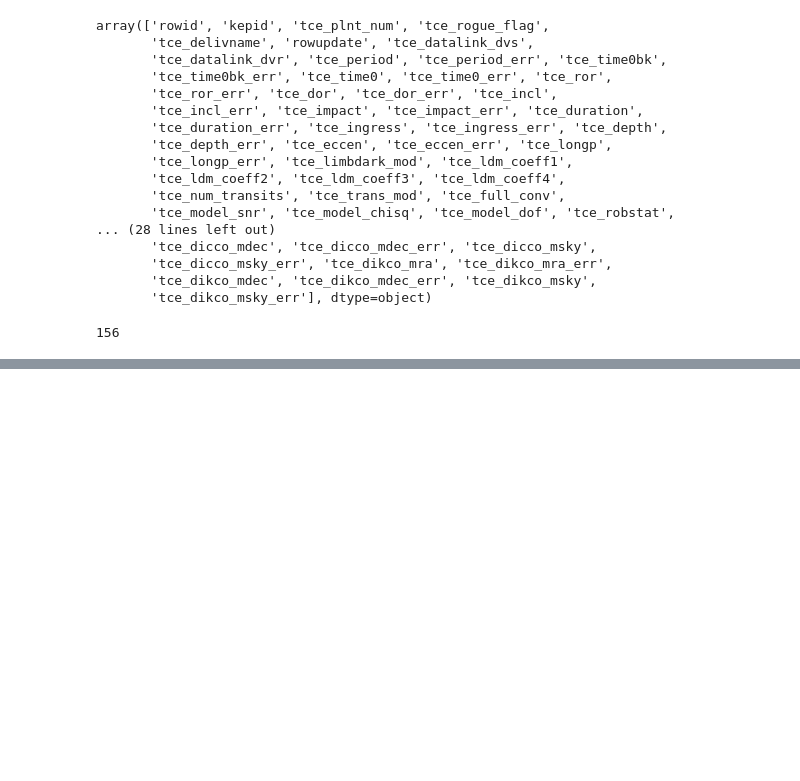
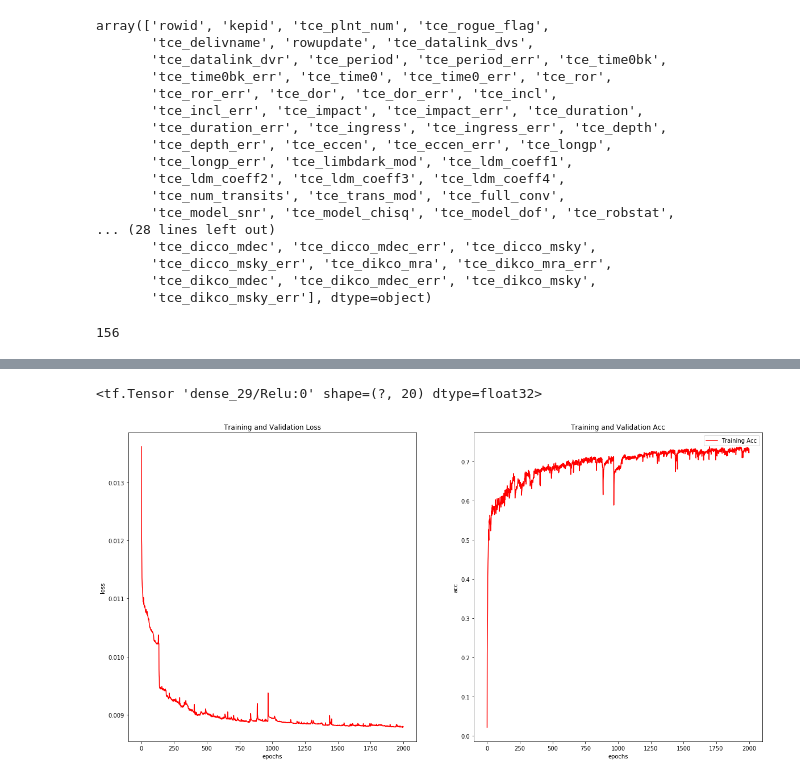
Before and after one commit to rugggg/CADS, a Jupyter notebook: thesis/deepEmbeddedClustering/dec_Kepler_q1_q17_dr24_tce.ipynb, the cells around one changed output, grey strips where cells are left out. Cells and saved outputs as stored; diff of their text form; code cells hidden in the pictures; blank space fills up the shorter version.

```diff
--- a/thesis/deepEmbeddedClustering/dec_Kepler_q1_q17_dr24_tce.ipynb
+++ b/thesis/deepEmbeddedClustering/dec_Kepler_q1_q17_dr24_tce.ipynb
@@ -108,0 +340,26 @@ for i in range(n_stacks-1):
+# %%
+h
+# %% [output]
+<tf.Tensor 'dense_29/Relu:0' shape=(?, 20) dtype=float32>
+# %%
+f,axs = plt.subplots(2,2,figsize=(20,10))
+plt.subplot(1,2,1)
+plt.plot(epochs, loss, 'r', label='Training loss')
+plt.title('Training and Validation Loss')
+plt.xlabel('epochs')
+plt.ylabel('loss')
+
+
+plt.subplot(1,2,2)
+
+acc = history.history['acc']
+
+plt.plot(epochs, acc, 'r', label='Training Acc')
+plt.title('Training and Validation Acc')
+plt.xlabel('epochs')
+plt.ylabel('acc')
+
+plt.legend()
+plt.show()
+# %% [output]
+[figure, added]
```
Also changed, not shown: parts of 27 cells of this notebook, 2 other files.
